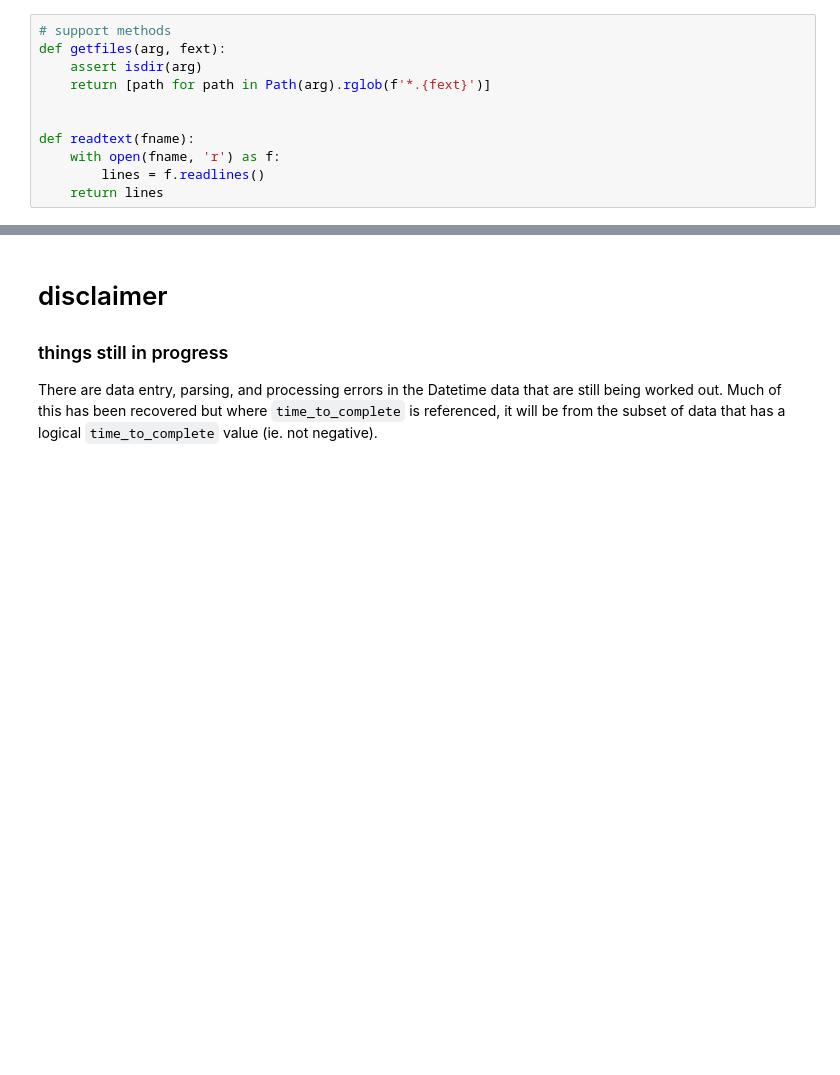
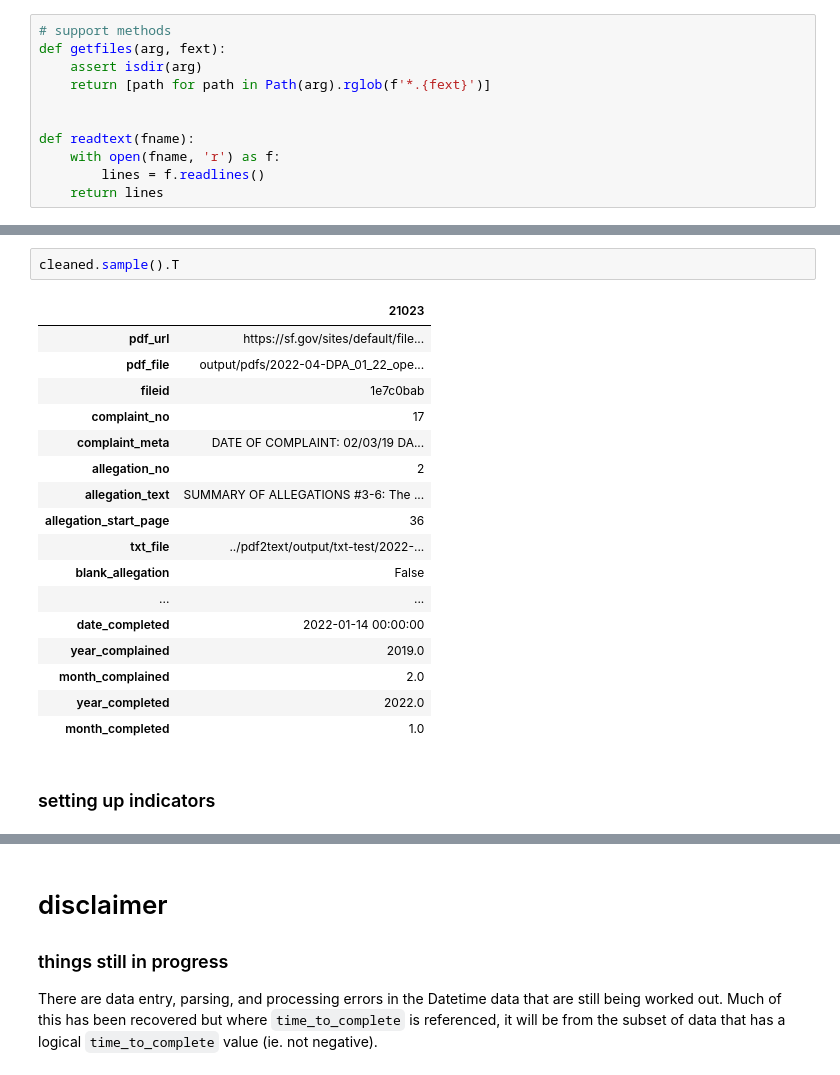
Before and after one commit to HRDAG/SF-PDO-DPA-reports, a Jupyter notebook: write/note/state.ipynb, the cells around one changed output, grey strips where cells are left out. Drawn from its saved outputs; the diff is of its cells as text; blank space fills up the shorter version.

```diff
--- a/write/note/state.ipynb
+++ b/write/note/state.ipynb
@@ -124,0 +173,22 @@ array(['SUMMARY OF ALLEGATION #3-5: The officers failed to comply with Departmen
+# %%
+cleaned.sample().T
+# %% [output]
+|  | 21023 |
+| pdf_url | https://sf.gov/sites/default/file... |
+| pdf_file | output/pdfs/2022-04-DPA_01_22_ope... |
+| fileid | 1e7c0bab |
+| complaint_no | 17 |
+| complaint_meta | DATE OF COMPLAINT: 02/03/19 DA... |
+| allegation_no | 2 |
+| allegation_text | SUMMARY OF ALLEGATIONS #3-6: The ... |
+| allegation_start_page | 36 |
+| txt_file | ../pdf2text/output/txt-test/2022-... |
+| blank_allegation | False |
+| ... | ... |
+| date_completed | 2022-01-14 00:00:00 |
+| year_complained | 2019.0 |
+| month_complained | 2.0 |
+| year_completed | 2022.0 |
+| month_completed | 1.0 |
+# %% [markdown]
+### setting up indicators
```
Also changed, not shown: parts of 62 cells of this notebook.
